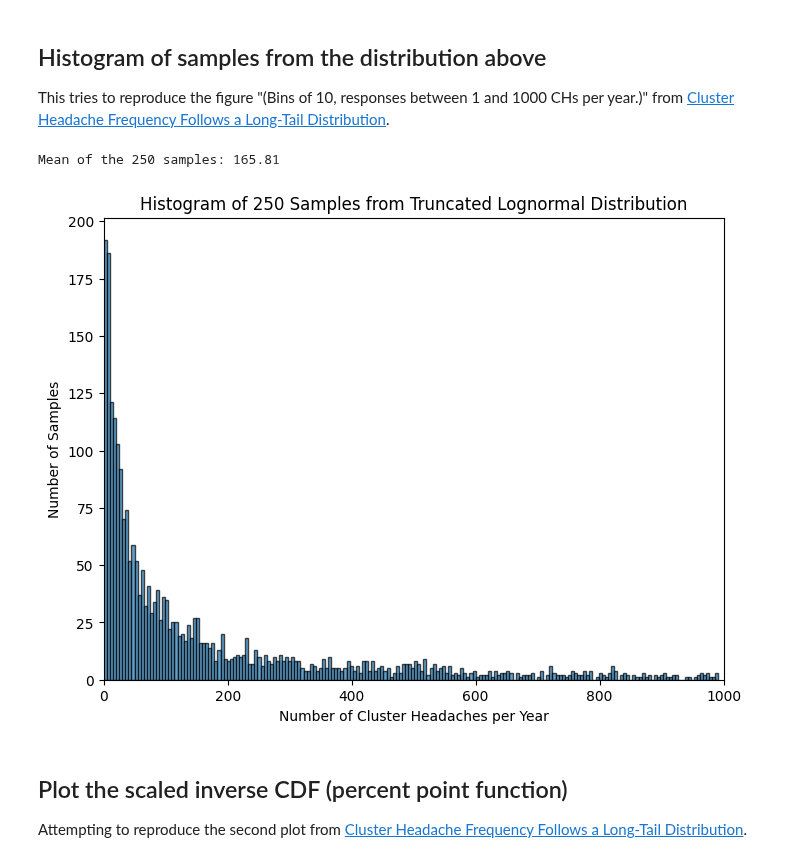
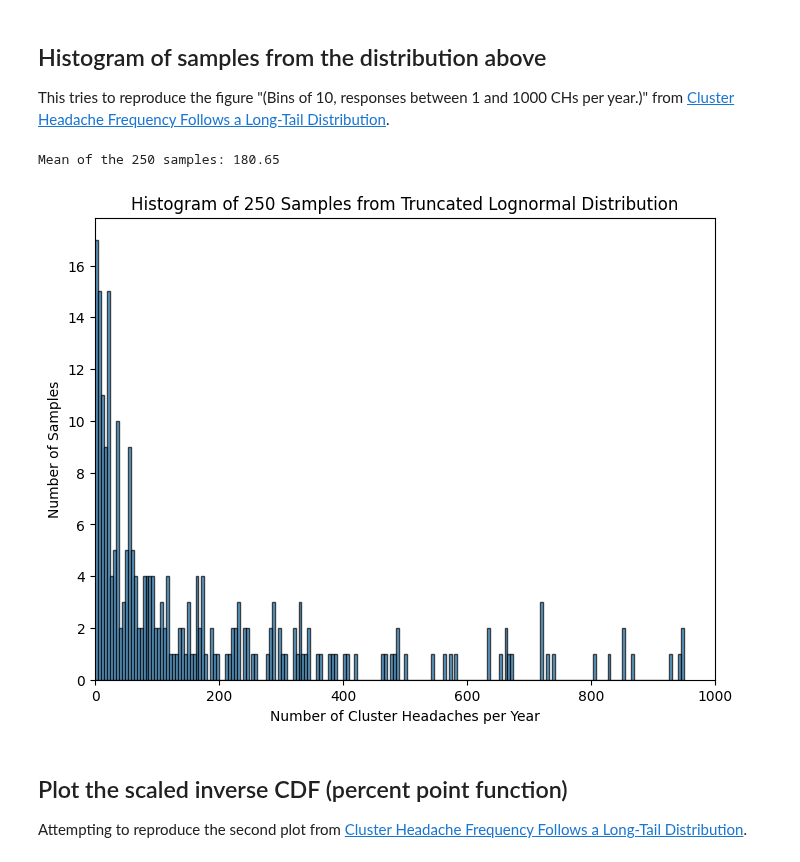
Before and after one commit to aph-research/cluster-headaches, a Jupyter notebook: Cluster headache simulations.ipynb, the cells around one changed output. Saved outputs shown, nothing was run; the diff lists cells and outputs as text; code cells hidden in the pictures.

```diff
--- a/Cluster headache simulations.ipynb
+++ b/Cluster headache simulations.ipynb
@@ -90,33 +90,33 @@ This tries to reproduce the figure "(Bins of 10, responses between 1 and 1000 CH
 # %%
 # Function to sample from the truncated lognormal distribution
 def sample_truncated_lognormal(n, s, scale, max_value):
     samples = []
     while len(samples) < n:
         x = lognorm.rvs(s, scale=scale)
         if x <= max_value:
             samples.append(x)
     return np.array(samples)
 
 # Generate n samples
-n_samples = 2500
+n_samples = 250
 samples = sample_truncated_lognormal(n_samples, s_fit, scale_fit, max_headaches)
 
 sample_mean = np.mean(samples)
 print(f"Mean of the 250 samples: {sample_mean:.2f}")
 
 # Plot histogram of samples
 plt.figure(figsize=(8, 6))
 plt.hist(samples, bins=200, density=False, alpha=0.7, edgecolor='black')
 
 plt.xlim(0, max_headaches)
 plt.title('Histogram of 250 Samples from Truncated Lognormal Distribution')
 plt.xlabel('Number of Cluster Headaches per Year')
 plt.ylabel('Number of Samples')
 
 plt.show()
 # %% [output]
-Mean of the 250 samples: 165.81
+Mean of the 250 samples: 180.65
-[figure, old version]
+[figure, new version]
 # %% [markdown]
 ## Plot the scaled inverse CDF (percent point function)
 
```
Also changed, not shown: parts of 6 cells of this notebook, 1 other file.
